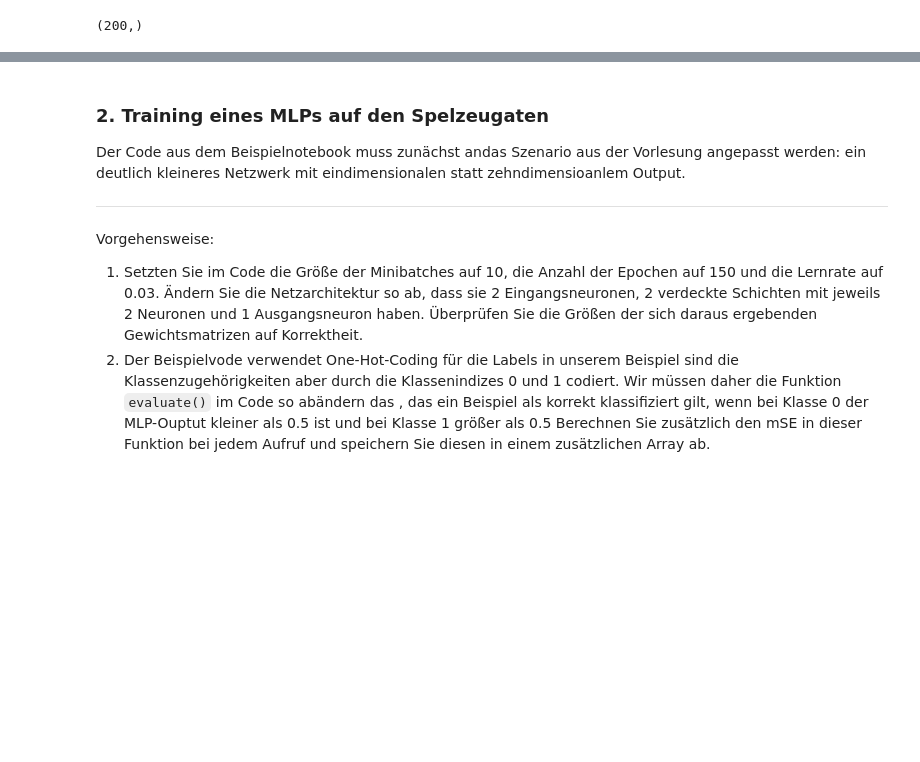
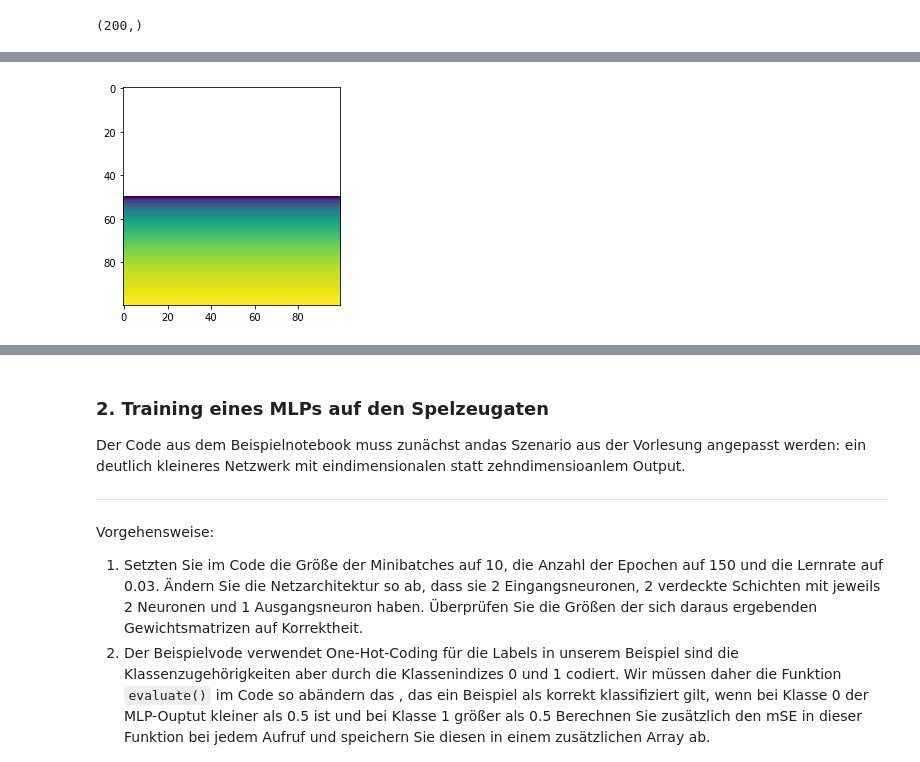
Before and after one commit to ExLeonem/DL-WS1920, a Jupyter notebook: notebooks/Aufgabe 1.ipynb, the cells around one changed output, grey strips where cells are left out. Cells and saved outputs as stored; diff of their text form; code cells hidden in the pictures; blank space fills up the shorter version.

```diff
--- a/notebooks/Aufgabe 1.ipynb
+++ b/notebooks/Aufgabe 1.ipynb
@@ -161,0 +182,30 @@ test_df.T.describe()
+# %%
+value_space = np.linspace(-6, 6, 200)
+extended_sig = lambda x: sigmoid(np.sqrt(x))
+sig_vect = np.vectorize(extended_sig)
+# %%
+def create_activation_plot(weights, activation = sig_vect):
+    """
+        Creates an image plot out of given weights.
+
+        intput:
+         - weights: to use for calculation (100, 2)
+         - activation: activation function to use in vectorized form
+    """
+
+    weights_matrix = np.zeros((100, 2)) + weights
+
+    # Create a grid for calculation
+    values_direction = np.linspace(-6, 6, 100)
+    grid = np.array(np.meshgrid(values_direction, values_direction)).T.reshape(-1, 100, 2)
+
+    # Calculate the mse and use sigmoid activation
+    weighted_values = grid * weights_matrix # (100, 100, 2)
+    summed_values = np.sum(weighted_values, axis = 2) # (100, 100)
+    calculated = sig_vect(summed_values) # use activation function on cell values
+    plt.imshow(calculated)
+# %%
+first_neuron_weight = np.array([1, 0])
+create_activation_plot(first_neuron_weight)
+# %% [output]
+[figure, added]
```
Also changed, not shown: parts of 21 cells of this notebook.
